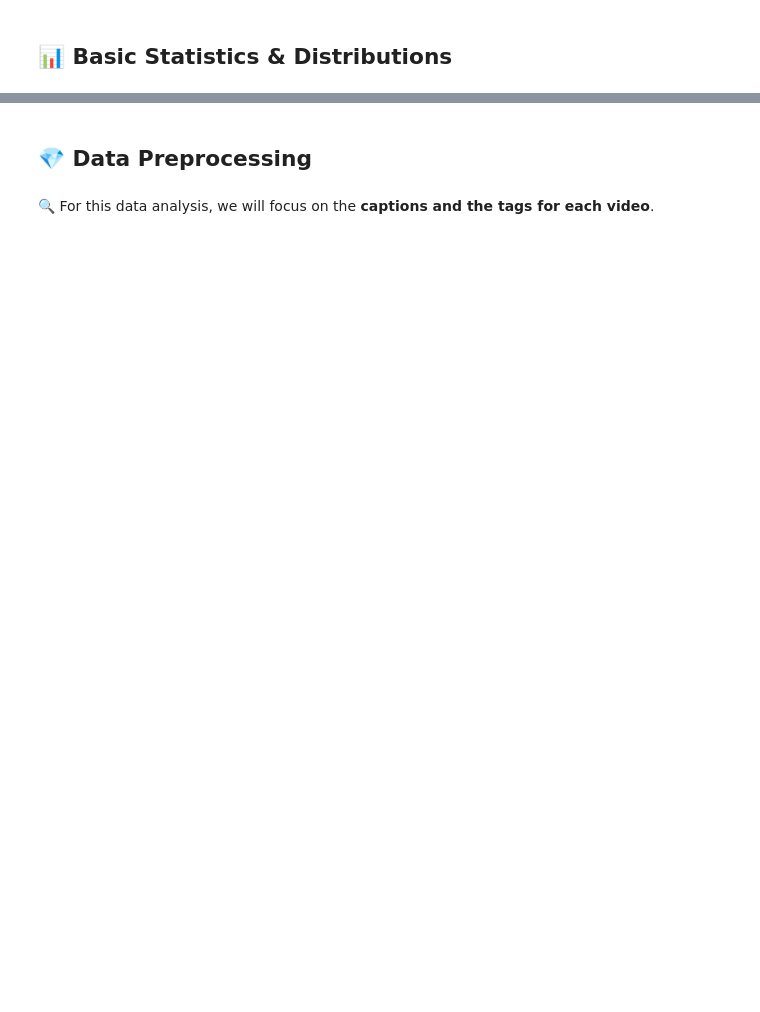
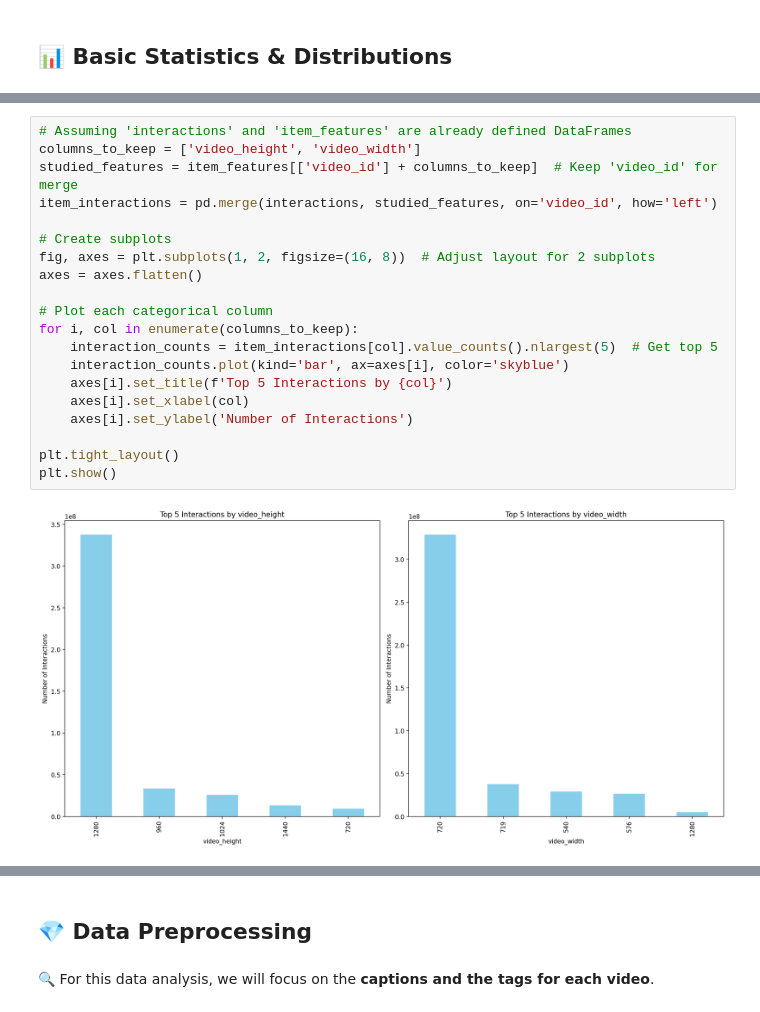
Before and after one commit to maximboc/FinalProject_2025_bocquillionmaxim, a Jupyter notebook: EDA/interactions_EDA.ipynb, the cells around one changed output, grey strips where cells are left out. Drawn from its saved outputs; the diff is of its cells as text; blank space fills up the shorter version.

```diff
--- a/EDA/interactions_EDA.ipynb
+++ b/EDA/interactions_EDA.ipynb
@@ -545,0 +560,22 @@ item_features.head()
+# %%
+# Assuming 'interactions' and 'item_features' are already defined DataFrames
+columns_to_keep = ['video_height', 'video_width']
+studied_features = item_features[['video_id'] + columns_to_keep]  # Keep 'video_id' for merge
+item_interactions = pd.merge(interactions, studied_features, on='video_id', how='left')
+
+# Create subplots
+fig, axes = plt.subplots(1, 2, figsize=(16, 8))  # Adjust layout for 2 subplots
+axes = axes.flatten()
+
+# Plot each categorical column
+for i, col in enumerate(columns_to_keep):
+    interaction_counts = item_interactions[col].value_counts().nlargest(5)  # Get top 5
+    interaction_counts.plot(kind='bar', ax=axes[i], color='skyblue')
+    axes[i].set_title(f'Top 5 Interactions by {col}')
+    axes[i].set_xlabel(col)
+    axes[i].set_ylabel('Number of Interactions')
+
+plt.tight_layout()
+plt.show()
+# %% [output]
+[figure, added]
```
Also changed, not shown: parts of 37 cells of this notebook, 7 other files.
